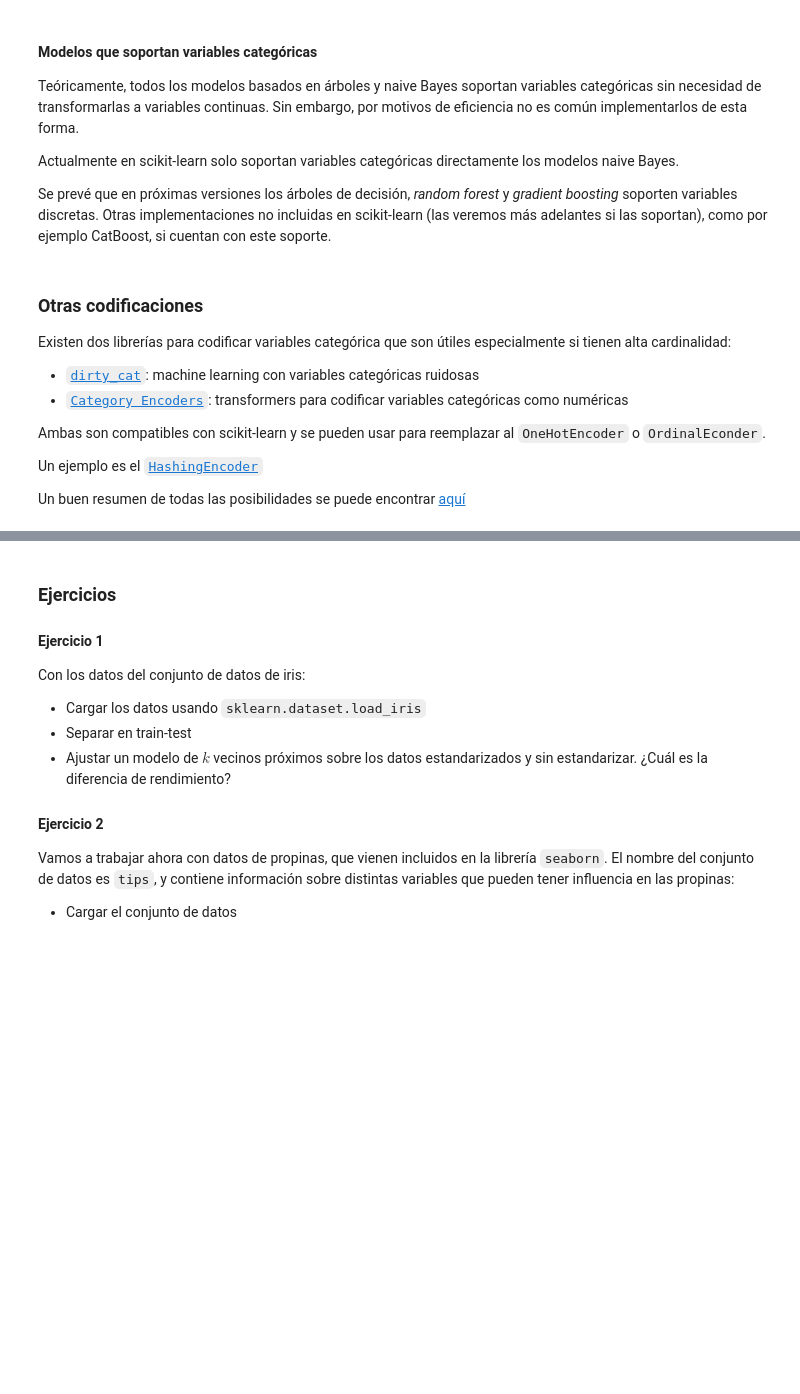
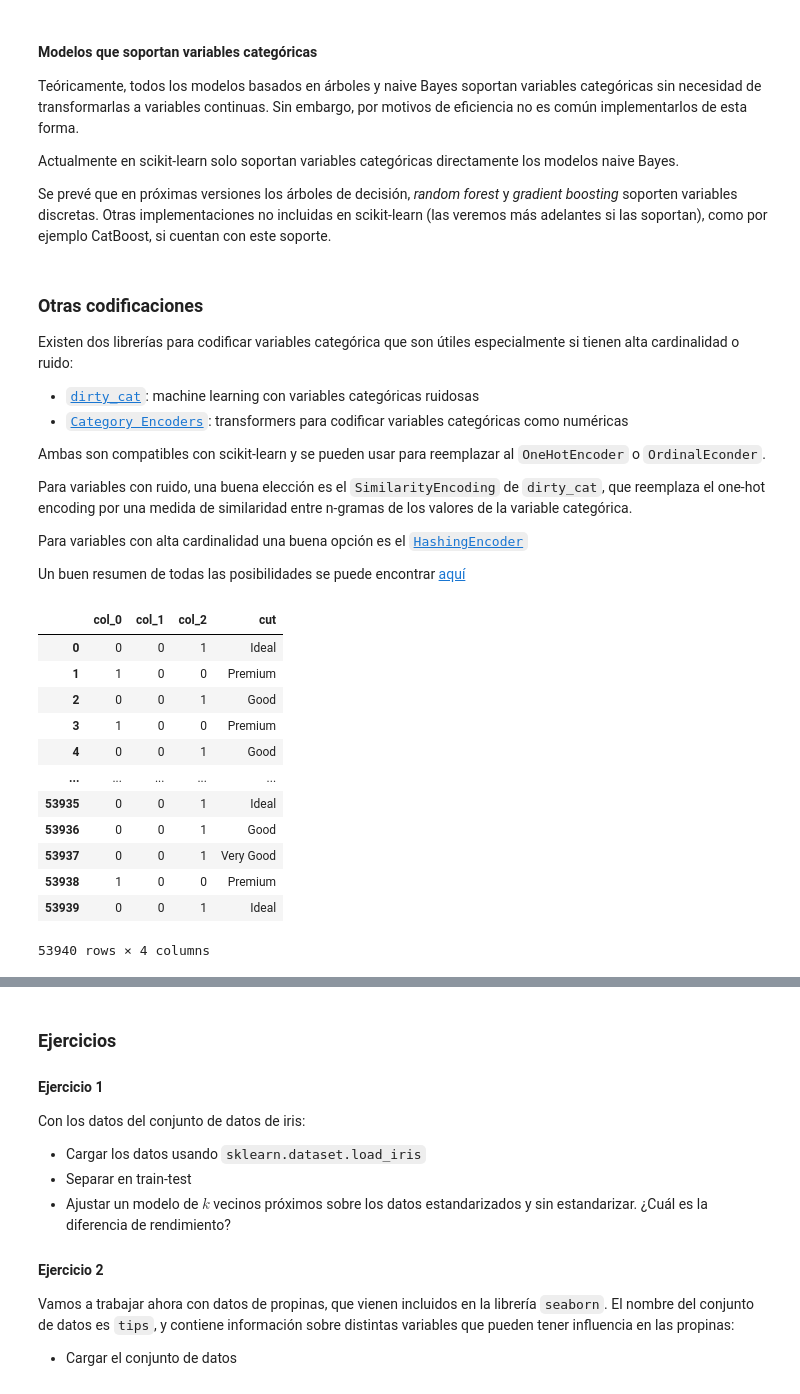
Before and after one commit to albertotb/curso-cluster, a Jupyter notebook: notebooks/01-preprocessing.ipynb, the cells around one changed output, grey strips where cells are left out. Drawn from its saved outputs; the diff is of its cells as text; code cells hidden in the pictures; blank space fills up the shorter version.

```diff
--- a/notebooks/01-preprocessing.ipynb
+++ b/notebooks/01-preprocessing.ipynb
@@ -305,13 +305,15 @@ Se prevé que en próximas versiones los árboles de decisión, *random forest*
 # %% [markdown]
 ### Otras codificaciones
 
-Existen dos librerías para codificar variables categórica que son útiles especialmente si tienen alta cardinalidad:
+Existen dos librerías para codificar variables categórica que son útiles especialmente si tienen alta cardinalidad o ruido:
 
 - [`dirty_cat`](https://dirty-cat.github.io/stable/): machine learning con variables categóricas ruidosas
 - [`Category Encoders`](https://contrib.scikit-learn.org/category_encoders/): transformers para codificar variables categóricas como numéricas
 
 Ambas son compatibles con scikit-learn y se pueden usar para reemplazar al `OneHotEncoder` o `OrdinalEconder`.
 
-Un ejemplo es el [`HashingEncoder`](https://contrib.scikit-learn.org/category_encoders/hashing.html)
+Para variables con ruido, una buena elección es el `SimilarityEncoding` de `dirty_cat`, que reemplaza el one-hot encoding por una medida de similaridad entre n-gramas de los valores de la variable categórica.
+
+Para variables con alta cardinalidad una buena opción es el [`HashingEncoder`](https://contrib.scikit-learn.org/category_encoders/hashing.html)
 
 Un buen resumen de todas las posibilidades se puede encontrar [aquí](https://towardsdatascience.com/all-about-categorical-variable-encoding-305f3361fd02)
@@ -317,0 +322,22 @@ Un buen resumen de todas las posibilidades se puede encontrar [aquí](https://to
+# %%
+import category_encoders as ce
+
+he = ce.HashingEncoder(n_components=3)
+cut_hash = he.fit_transform(diamonds["cut"])
+# %%
+cut_hash["cut"] = diamonds["cut"]
+cut_hash
+# %% [output]
+|  | col_0 | col_1 | col_2 | cut |
+| 0 | 0 | 0 | 1 | Ideal |
+| 1 | 1 | 0 | 0 | Premium |
+| 2 | 0 | 0 | 1 | Good |
+| 3 | 1 | 0 | 0 | Premium |
+| 4 | 0 | 0 | 1 | Good |
+| ... | ... | ... | ... | ... |
+| 53935 | 0 | 0 | 1 | Ideal |
+| 53936 | 0 | 0 | 1 | Good |
+| 53937 | 0 | 0 | 1 | Very Good |
+| 53938 | 1 | 0 | 0 | Premium |
+| 53939 | 0 | 0 | 1 | Ideal |
+53940 rows × 4 columns
```
Also changed, not shown: parts of 10 cells of this notebook, 1 other file.
